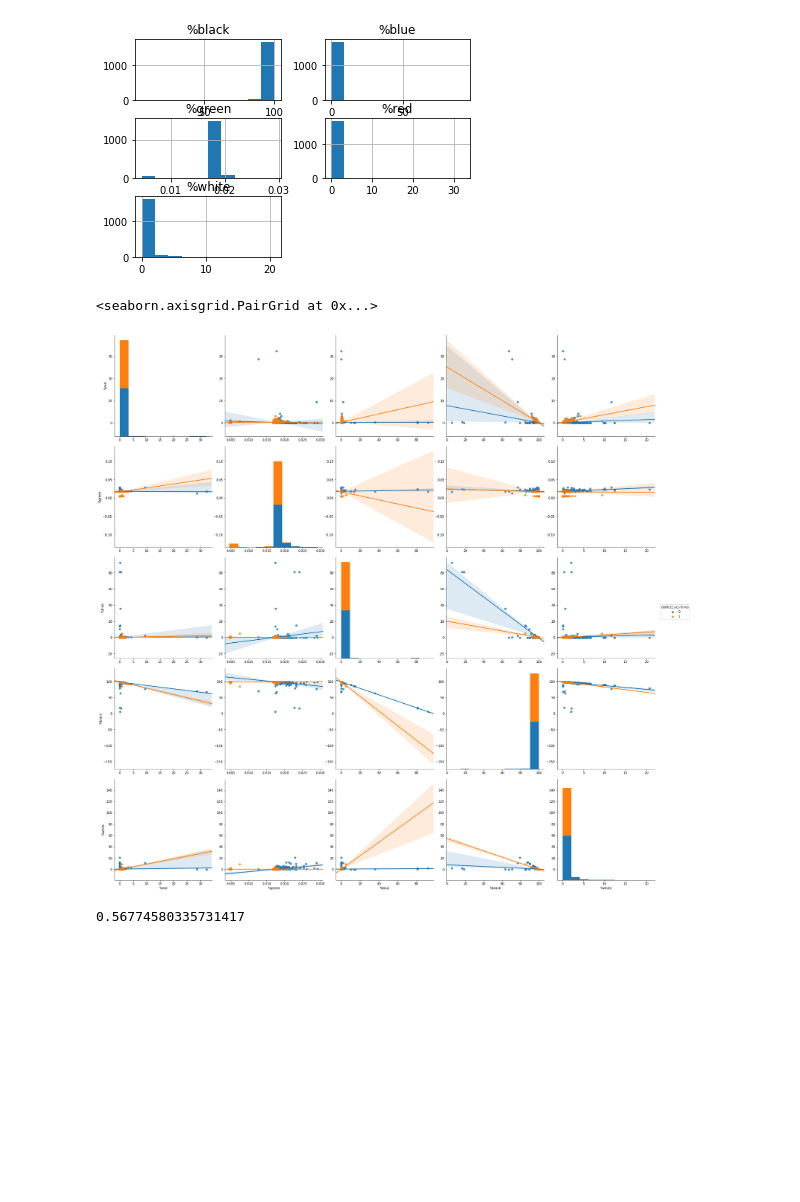
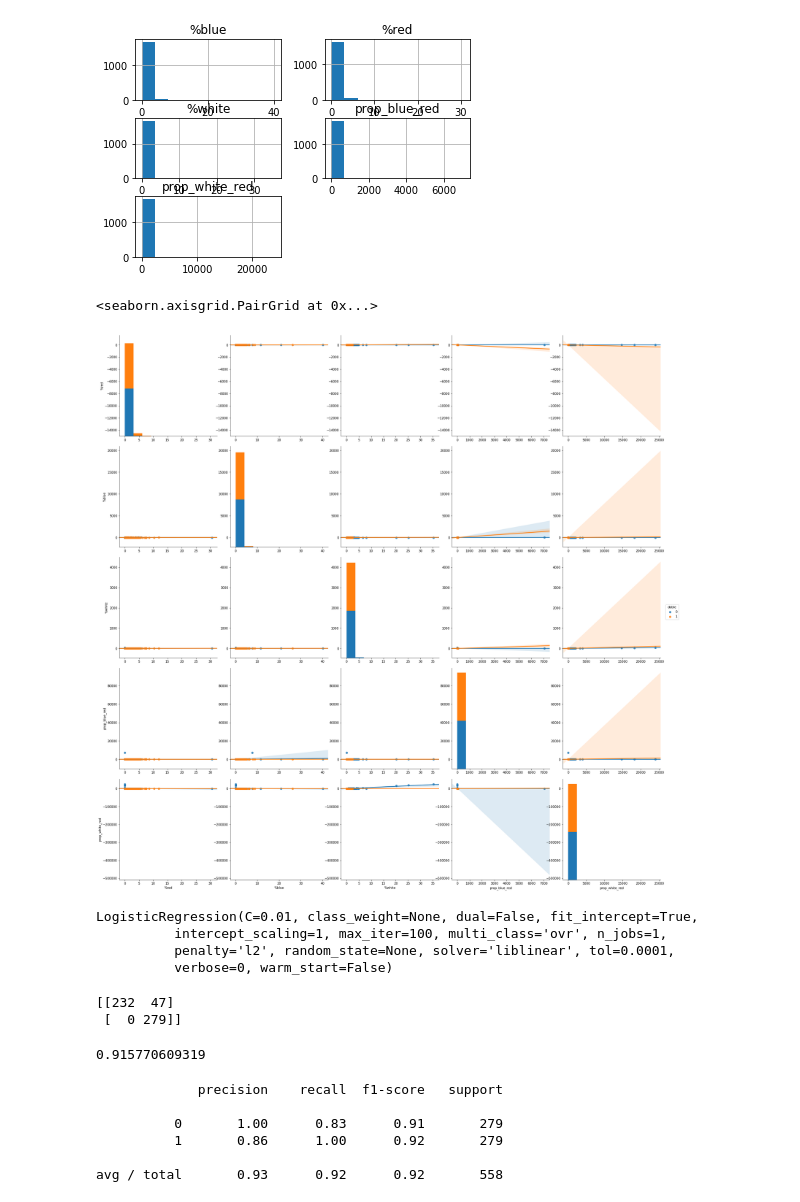
Before and after one commit to Godh3x/tfg-doublestars, a Jupyter notebook: Data/logisticRegression/regression.ipynb, the cells around one changed output. Saved outputs shown, nothing was run; the diff lists cells and outputs as text; code cells hidden in the pictures; blank space fills up the shorter version.

Commit message:
Added new features to the model
New features have been added to the model, and now the model can make better predictions.
The model now is stored in a .pkl file.

```diff
--- a/Data/logisticRegression/regression.ipynb
+++ b/Data/logisticRegression/regression.ipynb
@@ -50,8 +89,20 @@ df.head()
 # %%
+#Elimination of useles features
 df.pop('id')
 df.pop('red')
 df.pop('green')
 df.pop('blue')
 df.pop('black')
 df.pop('white')
+df.pop('%black')
+df.pop('%green')
+
+df_val.pop('id')
+df_val.pop('red')
+df_val.pop('green')
+df_val.pop('blue')
+df_val.pop('black')
+df_val.pop('white')
+df_val.pop('%black')
+df_val.pop('%green')
 # %% [output]
@@ -75,10 +138,12 @@ Name: white, Length: 1668, dtype: int64
 # %%
-df.drop(['doble(1:yes 0:no)'],1).hist()
+#Show the distribution of each feature
+df.drop(['doble'],1).hist()
 plt.show()
 # %% [output]
-[figure, old version]
+[figure, new version]
 # %%
-sb.pairplot(df.dropna(), hue='doble(1:yes 0:no)',size=5,vars=["%red","%green","%blue","%black","%white"],kind='reg')
+#Show the correlation of every pair of features
+sb.pairplot(df.dropna(), hue='doble',size=5,vars=["%red","%blue","%white","prop_blue_red","prop_white_red"],kind='reg')
 # %% [output]
 <seaborn.axisgrid.PairGrid at 0x...>
-[figure, old version]
+[figure, new version]
@@ -85,8 +153,38 @@ sb.pairplot(df.dropna(), hue='doble(1:yes 0:no)',size=5,vars=["%red","%green","%
 # %%
-X = np.array(df.drop(['doble(1:yes 0:no)'],1))
-y = np.array(df['doble(1:yes 0:no)'])
-model = linear_model.LogisticRegression()
+#Creation of the model
+X = np.array(df.drop(['doble'],1))
+y = np.array(df['doble'])
+
+X_val = np.array(df_val.drop(['doble'],1))
+y_val = np.array(df_val['doble'])
+model = linear_model.LogisticRegression(C=0.01)
 model.fit(X,y)
-model.score(X,y)
 # %% [output]
-0.56774580335731417
+LogisticRegression(C=0.01, class_weight=None, dual=False, fit_intercept=True,
+          intercept_scaling=1, max_iter=100, multi_class='ovr', n_jobs=1,
+          penalty='l2', random_state=None, solver='liblinear', tol=0.0001,
+          verbose=0, warm_start=False)
+# %%
+#Store the model and print the confusion matrix
+joblib.dump(model, 'model.pkl')
+y_pred = model.predict(X_val)
+cm = metrics.confusion_matrix(y_val, y_pred)
+print(cm)
+# %% [output]
+[[232  47]
+ [  0 279]]
+# %%
+#Show accuracy
+print(metrics.accuracy_score(y_val, y_pred))
+# %% [output]
+0.915770609319
+# %%
+#Show all the measures
+print(metrics.classification_report(y_val, y_pred))
+# %% [output]
+             precision    recall  f1-score   support
+
+          0       1.00      0.83      0.91       279
+          1       0.86      1.00      0.92       279
+
+avg / total       0.93      0.92      0.92       558
```
Also changed, not shown: parts of 6 cells of this notebook, 2 other files.
